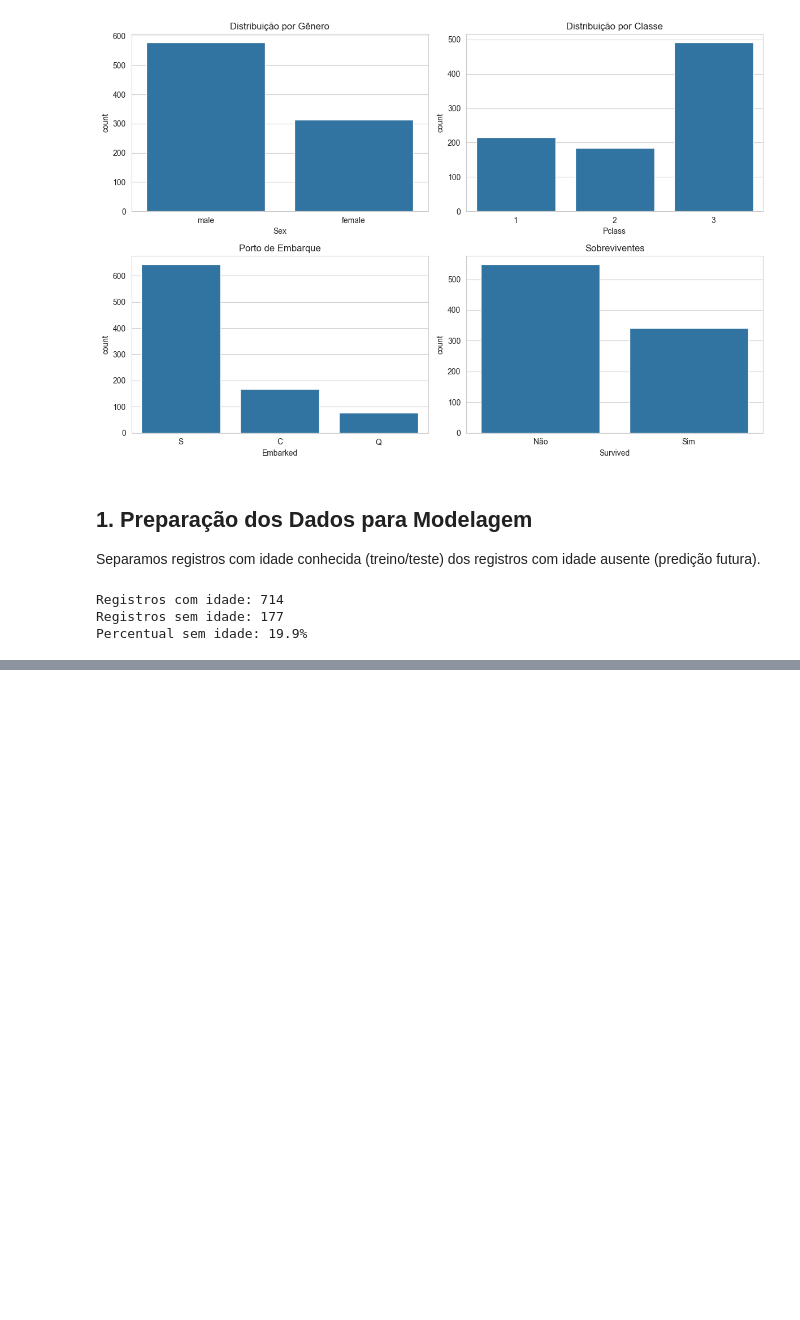
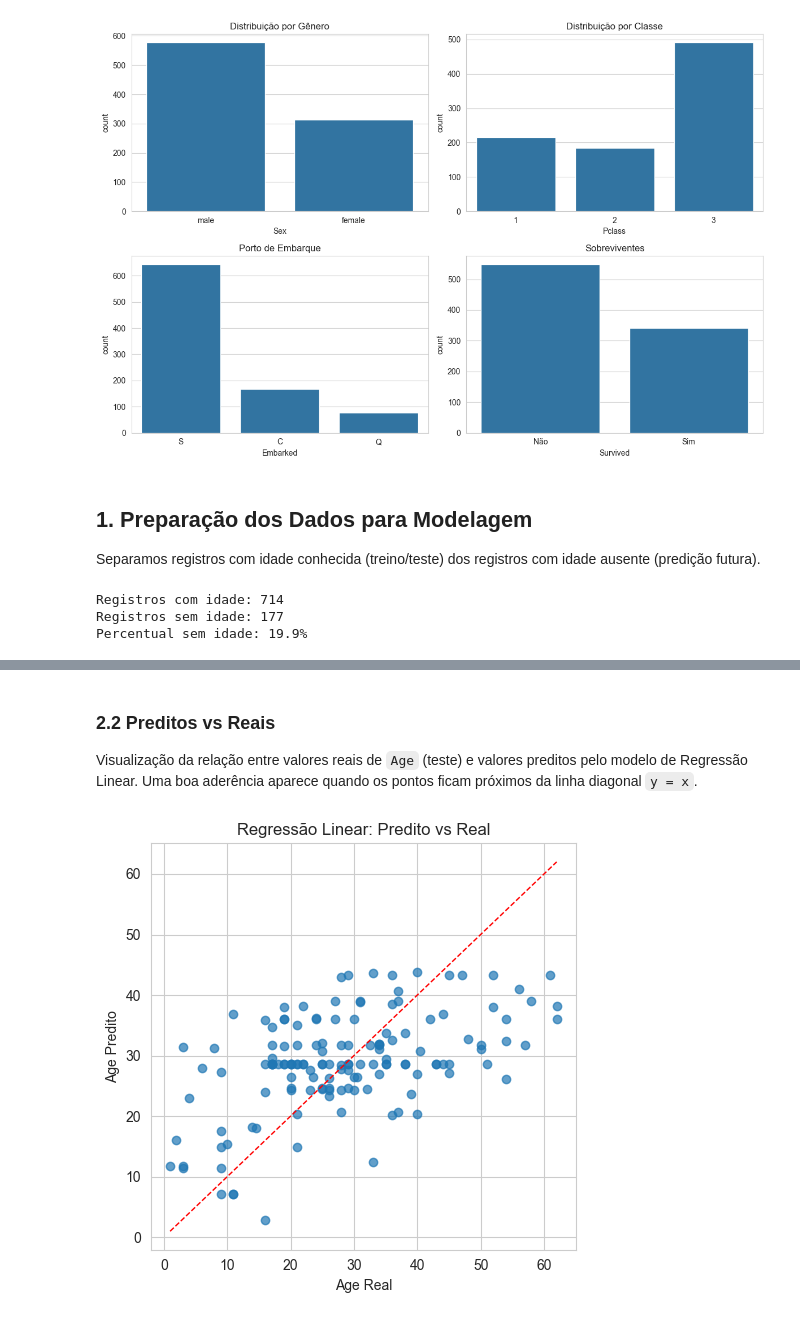
Before and after one commit to brunoritter/iaml1, a Jupyter notebook: notebook.ipynb, the cells around one changed output, grey strips where cells are left out. Cells and saved outputs as stored; diff of their text form; code cells hidden in the pictures; blank space fills up the shorter version.

```diff
--- a/notebook.ipynb
+++ b/notebook.ipynb
@@ -268,0 +322,30 @@ As métricas de erro nos guiam para identificar onde e como melhorar nossos mode
+# %%
+# One-Hot Encoding (drop='first') e split treino/teste para Regressão Linear
+# 1. Criamos o encoder especificando:
+#    - sparse_output=False: saída densa (array) facilita concatenar e inspecionar.
+#    - drop='first': remove uma dummy por variável categórica (evita multicolinearidade em Regressão Linear).
+encoder = OneHotEncoder(sparse_output=False, drop='first')
+
+# 2. Ajusta e transforma as colunas categóricas -> matriz binária
+X_cat = encoder.fit_transform(dados_modelo[colunas_categoricas])
+
+# 3. Extrai a matriz numérica original (já limpa)
+X_num = dados_modelo[colunas_numericas].values
+
+# 4. Concatena numéricas + categóricas codificadas
+X_full = np.concatenate([X_num, X_cat], axis=1)
+
+# 5. Guarda nomes das features para referência (útil em interpretação ou debugging)
+nomes_features = colunas_numericas + encoder.get_feature_names_out(colunas_categoricas).tolist()
+
+# 6. Define variável alvo
+y = dados_modelo['Age']
+
+# 7. Split em treino/teste (hold-out). Random_state fixo garante reprodutibilidade.
+X_treino, X_teste, y_treino, y_teste = train_test_split(
+    X_full, y, test_size=0.2, random_state=42
+)
+
+# 8. Feedback rápido das dimensões e nomes das features
+print(f"X_treino: {X_treino.shape} | X_teste: {X_teste.shape}")
+print('Features:', nomes_features)
@@ -371,0 +451,21 @@ adicionar_resultado("2.4 - KNN k=5 (One-Hot com drop)",
+# %% [markdown]
+### 2.2 Preditos vs Reais
+
+Visualização da relação entre valores reais de `Age` (teste) e valores preditos pelo modelo de Regressão Linear. Uma boa aderência aparece quando os pontos ficam próximos da linha diagonal `y = x`.
+# %%
+# Scatter de valores reais vs preditos
+fig, ax = plt.subplots(figsize=(5,5))
+ax.scatter(y_teste, predicoes, alpha=0.7)
+
+# Linha de referência
+lim_min = min(y_teste.min(), predicoes.min())
+lim_max = max(y_teste.max(), predicoes.max())
+ax.plot([lim_min, lim_max], [lim_min, lim_max], 'r--', linewidth=1)
+
+ax.set_xlabel('Age Real')
+ax.set_ylabel('Age Predito')
+ax.set_title('Regressão Linear: Predito vs Real')
+plt.tight_layout()
+plt.show()
+# %% [output]
+[figure, added]
```
Also changed, not shown: parts of 36 cells of this notebook.
